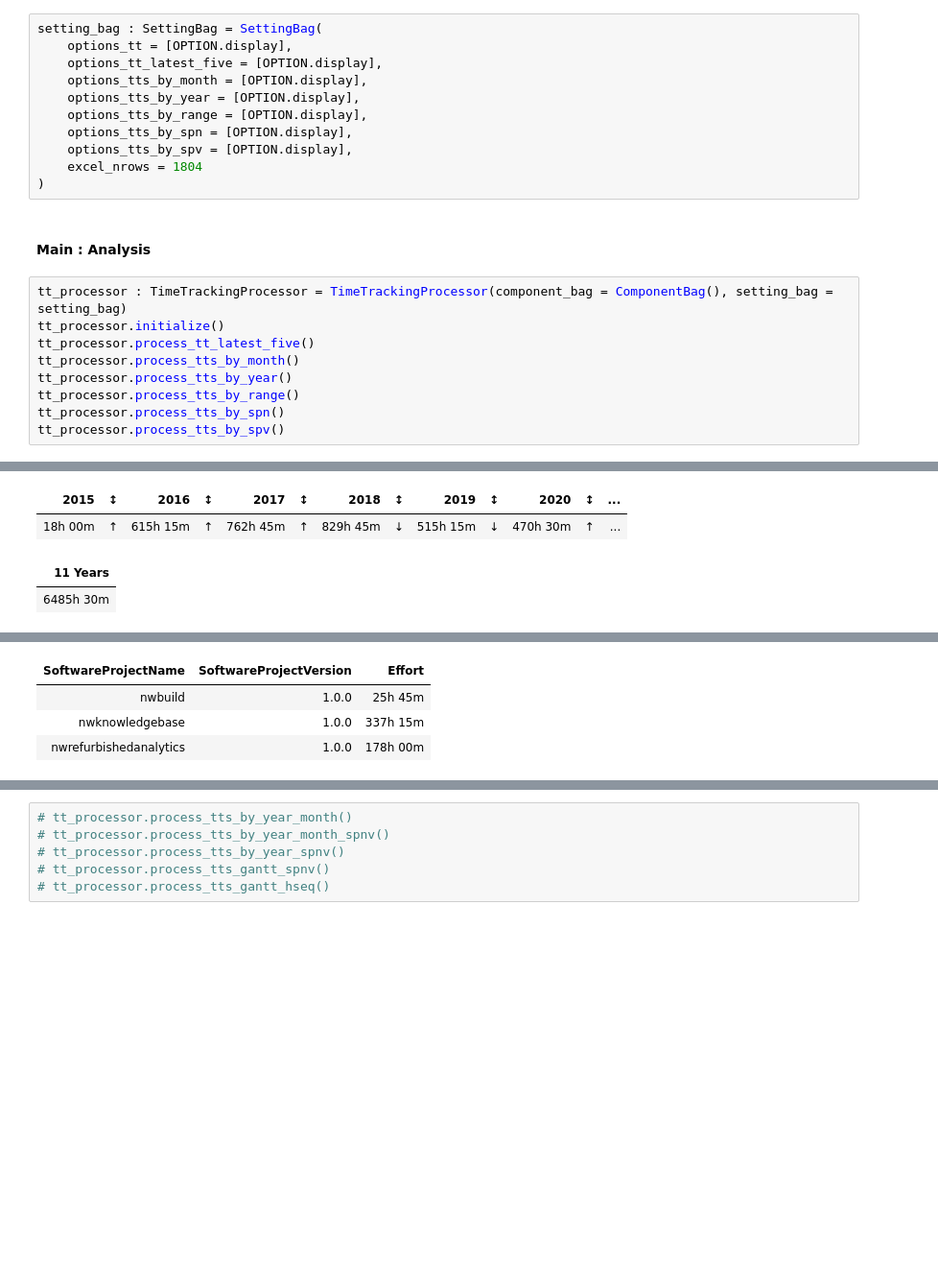
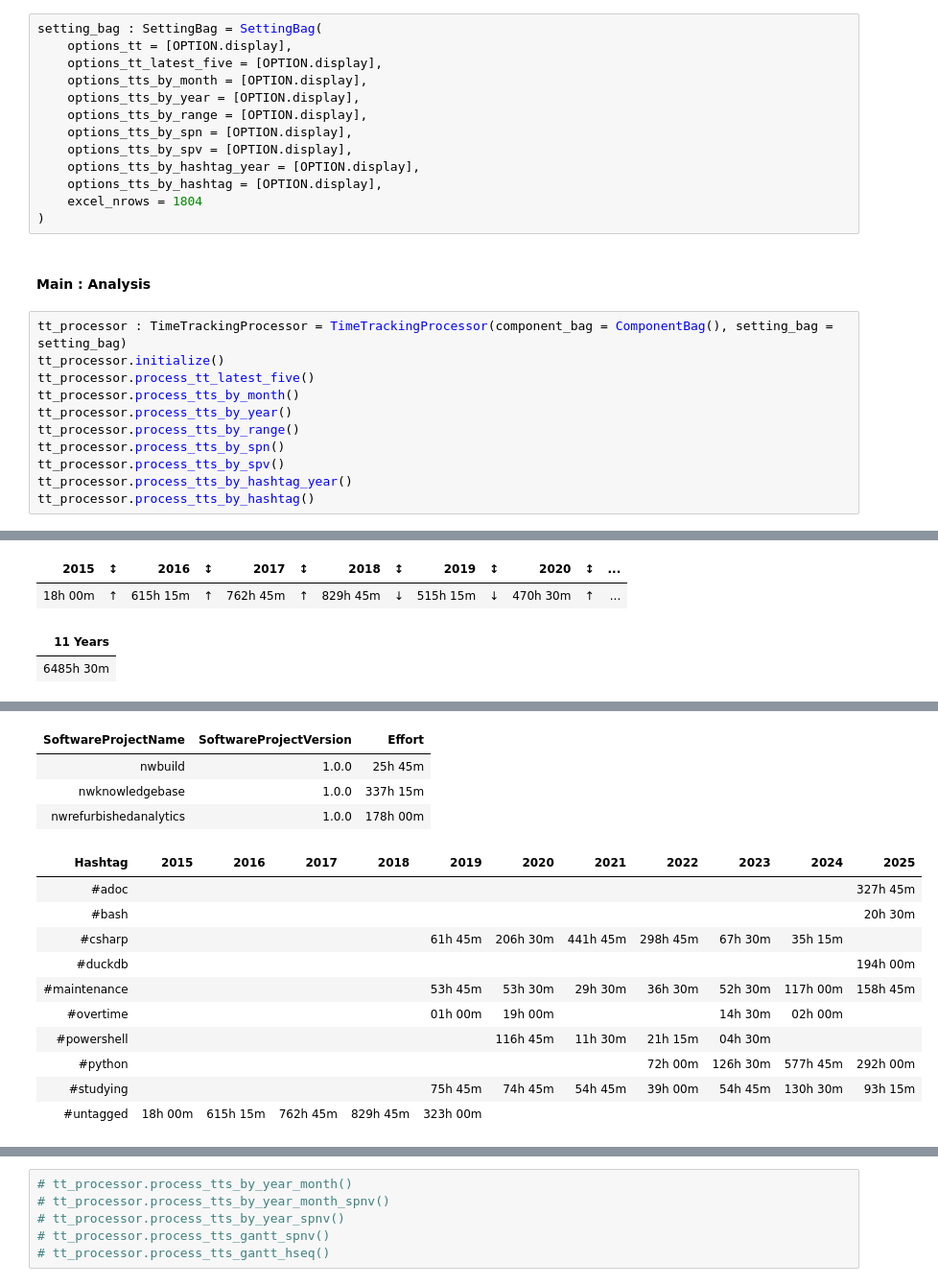
Before and after one commit to numbworks/nwtimetracking, a Jupyter notebook: src/nwtimetracking.ipynb, the cells around one changed output, grey strips where cells are left out. Shown at 96% size. Saved outputs shown, nothing was run; the diff lists cells and outputs as text; blank space fills up the shorter version.

Commit message:
#56 [HEAVY RE-STRUCTURING] Expanded and re-enabled: create_tts_by_hashtag*().

```diff
--- a/src/nwtimetracking.ipynb
+++ b/src/nwtimetracking.ipynb
@@ -24,6 +24,8 @@ setting_bag : SettingBag = SettingBag(
     options_tts_by_range = [OPTION.display],
     options_tts_by_spn = [OPTION.display],
     options_tts_by_spv = [OPTION.display],
+    options_tts_by_hashtag_year = [OPTION.display],
+    options_tts_by_hashtag = [OPTION.display],
     excel_nrows = 1804
 )
 # %% [markdown]
@@ -37,6 +39,8 @@ tt_processor.process_tts_by_year()
 tt_processor.process_tts_by_range()
 tt_processor.process_tts_by_spn()
 tt_processor.process_tts_by_spv()
+tt_processor.process_tts_by_hashtag_year()
+tt_processor.process_tts_by_hashtag()
 # %% [output]
 | Date | StartTime | EndTime | Effort | Hashtag | Descriptor | IsSoftwareProject | IsReleaseDay | Year | Month |
 | 2025-12-21 | 18:45 | 20:45 | 2h 00m | #python | nwreadinglist v4.4.0 | True | False | 2025 | 12 |
@@ -54,30 +58,41 @@ tt_processor.process_tts_by_spv()
 | 00h 00m | ↑ | 46h 45m | ↑ | 65h 30m | ↑ | 69h 30m | ↓ | 24h 15m | ↑ | 34h 00m | ↓ | ... |
 | 00h 00m | ↑ | 25h 45m | ↑ | 45h 45m | ↑ | 72h 00m | ↓ | 06h 00m | ↑ | 32h 00m | ↑ | ... |
 | 00h 00m | ↑ | 89h 30m | ↓ | 43h 45m | ↑ | 64h 00m | ↓ | 39h 00m | ↑ | 44h 00m | ↓ | ... |
 | 08h 00m | ↑ | 82h 15m | ↓ | 64h 30m | ↓ | 46h 45m | ↓ | 45h 30m | ↑ | 48h 00m | ↓ | ... |
 | 10h 00m | ↑ | 74h 30m | ↓ | 50h 00m | ↓ | 30h 00m | ↑ | 38h 45m | ↓ | 35h 30m | ↓ | ... |
 | 00h 00m | ↑ | 64h 00m | ↑ | 78h 45m | ↓ | 45h 45m | ↓ | 09h 30m | ↑ | 107h 30m | ↓ | ... |
 | 2015 | ↕ | 2016 | ↕ | 2017 | ↕ | 2018 | ↕ | 2019 | ↕ | 2020 | ↕ | ... |
 | 18h 00m | ↑ | 615h 15m | ↑ | 762h 45m | ↑ | 829h 45m | ↓ | 515h 15m | ↓ | 470h 30m | ↑ | ... |
 | 11 Years |
 | 6485h 30m |
 | SoftwareProjectName | Effort | Hashtags |
 | nwknowledgebase | 337h 15m | #adoc, #python |
 | nwtraderaanalytics | 263h 15m | #python |
 | nwtimetracking | 226h 15m | #python |
 | NW.UnivariateForecasting | 208h 00m | #csharp |
 | NW.NGramTextClassification | 207h 30m | #csharp |
 | nwapolloanalytics | 194h 00m | #duckdb |
 | nwreadinglist | 186h 00m | #python |
 | nwrefurbishedanalytics | 178h 00m | #python |
 | nwpackageversions | 56h 00m | #python |
 | nwshared | 47h 15m | #python |
 | nwbuild | 25h 45m | #python |
 | NW.MarkdownTables | 20h 45m | #csharp |
 | NW.Shared.Files | 05h 30m | #csharp |
 | NW.Shared.Serialization | 04h 15m | #csharp |
 | NW.Shared.Validation | 02h 45m | #csharp |
 | SoftwareProjectName | SoftwareProjectVersion | Effort |
 | nwbuild | 1.0.0 | 25h 45m |
 | nwknowledgebase | 1.0.0 | 337h 15m |
 | nwrefurbishedanalytics | 1.0.0 | 178h 00m |
+| Hashtag | 2015 | 2016 | 2017 | 2018 | 2019 | 2020 | 2021 | 2022 | 2023 | 2024 | 2025 |
+| #adoc |  |  |  |  |  |  |  |  |  |  | 327h 45m |
+| #bash |  |  |  |  |  |  |  |  |  |  | 20h 30m |
+| #csharp |  |  |  |  | 61h 45m | 206h 30m | 441h 45m | 298h 45m | 67h 30m | 35h 15m |  |
+| #duckdb |  |  |  |  |  |  |  |  |  |  | 194h 00m |
+| #maintenance |  |  |  |  | 53h 45m | 53h 30m | 29h 30m | 36h 30m | 52h 30m | 117h 00m | 158h 45m |
+| #overtime |  |  |  |  | 01h 00m | 19h 00m |  |  | 14h 30m | 02h 00m |  |
+| #powershell |  |  |  |  |  | 116h 45m | 11h 30m | 21h 15m | 04h 30m |  |  |
+| #python |  |  |  |  |  |  |  | 72h 00m | 126h 30m | 577h 45m | 292h 00m |
+| #studying |  |  |  |  | 75h 45m | 74h 45m | 54h 45m | 39h 00m | 54h 45m | 130h 30m | 93h 15m |
+| #untagged | 18h 00m | 615h 15m | 762h 45m | 829h 45m | 323h 00m |  |  |  |  |  |  |
```
Also changed, not shown: parts of 1 cell of this notebook, 1 other file.
